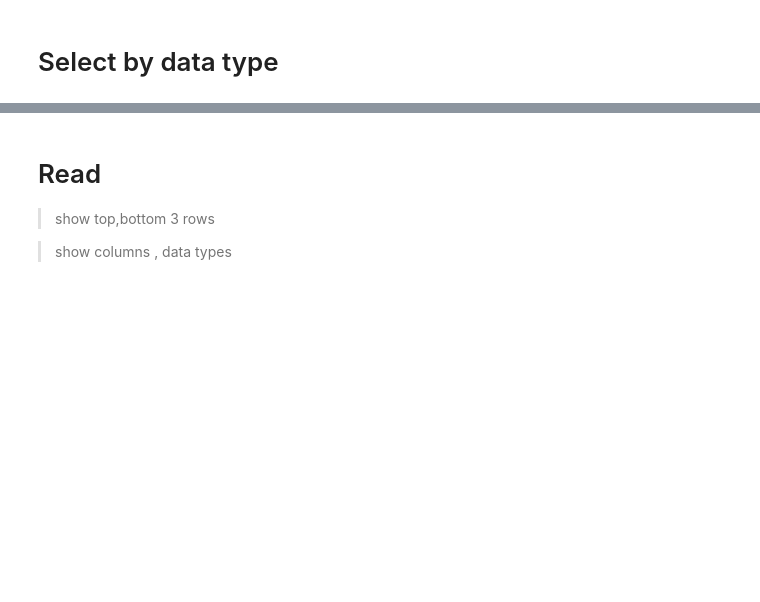
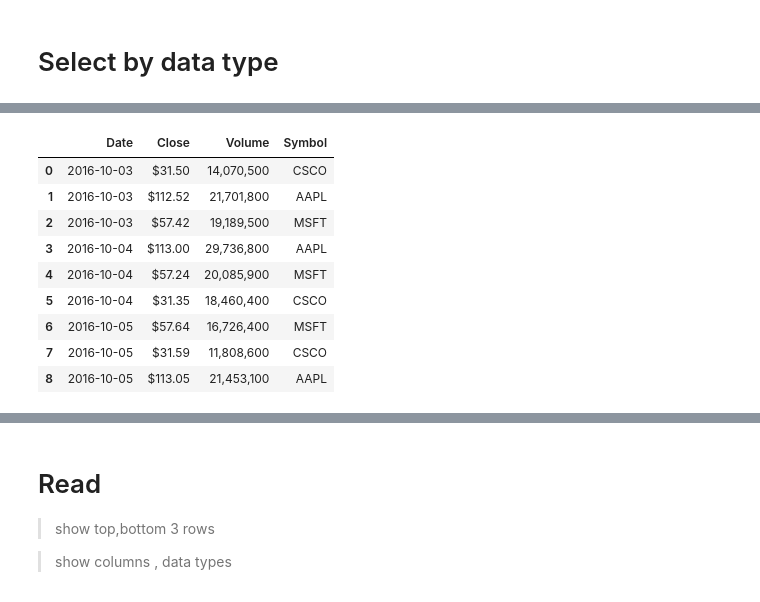
Before and after one commit to salehafzoon/Data-Science, a Jupyter notebook: pandas.ipynb, the cells around one changed output, grey strips where cells are left out. Cells and saved outputs as stored; diff of their text form; code cells hidden in the pictures; blank space fills up the shorter version.

```diff
--- a/pandas.ipynb
+++ b/pandas.ipynb
@@ -101,0 +521,3 @@ drinks.loc[:,::-1].head()
+# %%
+pd.set_option('display.float_format','{:.2f}'.format)
+titanic[['Age','Fare']].head()
@@ -101,0 +531,2 @@ drinks.loc[:,::-1].head()
+# %%
+pd.reset_option('display.float_format')
@@ -101,0 +535,3 @@ drinks.loc[:,::-1].head()
+# %%
+stocks = pd.read_csv('data/stocks.csv')
+stocks.head()
@@ -101,0 +545,16 @@ drinks.loc[:,::-1].head()
+# %%
+# format_dict = {'Date': '{: %m/%d/%y}','Close':'${:.2f}','Volume':'{:,}'}
+format_dict = {'Close':'${:.2f}','Volume':'{:,}'}
+
+stocks.style.format(format_dict)
+# %% [output]
+|  | Date | Close | Volume | Symbol |
+| 0 | 2016-10-03 | $31.50 | 14,070,500 | CSCO |
+| 1 | 2016-10-03 | $112.52 | 21,701,800 | AAPL |
+| 2 | 2016-10-03 | $57.42 | 19,189,500 | MSFT |
+| 3 | 2016-10-04 | $113.00 | 29,736,800 | AAPL |
+| 4 | 2016-10-04 | $57.24 | 20,085,900 | MSFT |
+| 5 | 2016-10-04 | $31.35 | 18,460,400 | CSCO |
+| 6 | 2016-10-05 | $57.64 | 16,726,400 | MSFT |
+| 7 | 2016-10-05 | $31.59 | 11,808,600 | CSCO |
+| 8 | 2016-10-05 | $113.05 | 21,453,100 | AAPL |
```
Also changed, not shown: parts of 76 cells of this notebook.
